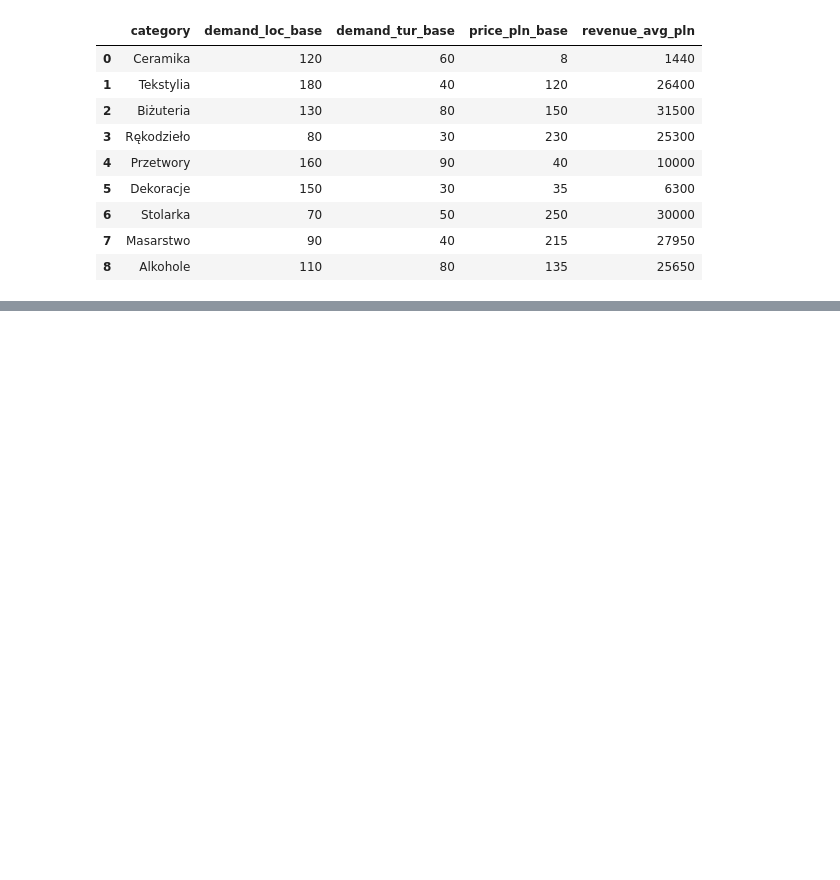
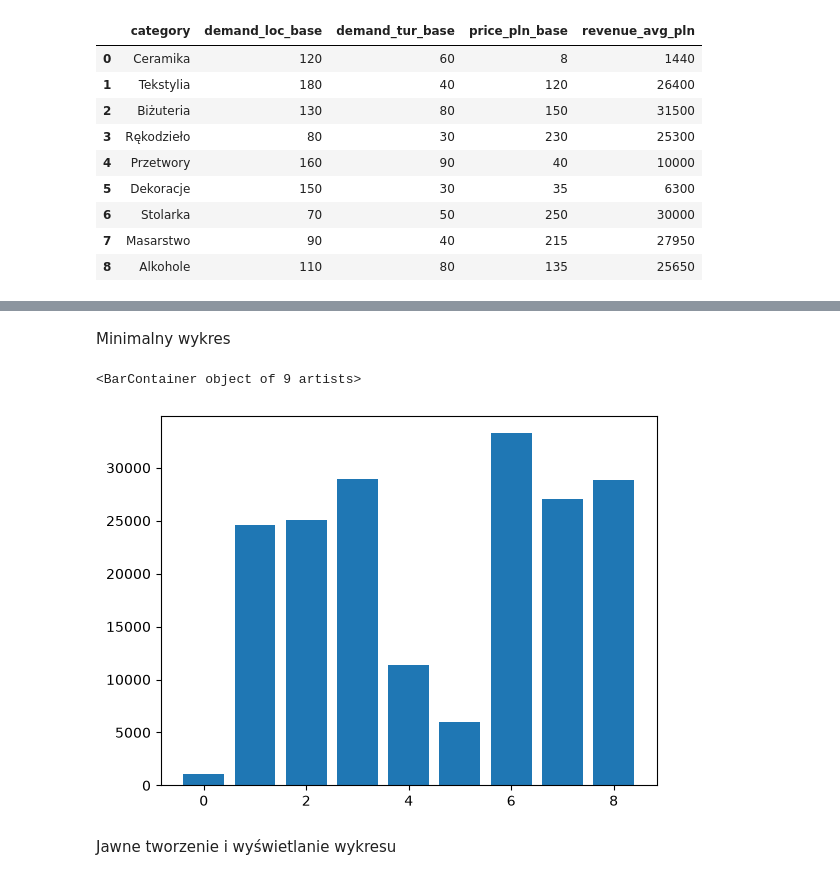
Before and after one commit to m-adamek/DataVisualisation, a Jupyter notebook: 01-bar.ipynb, the cells around one changed output, grey strips where cells are left out. Saved outputs shown, nothing was run; the diff lists cells and outputs as text; code cells hidden in the pictures; blank space fills up the shorter version.

```diff
--- a/01-bar.ipynb
+++ b/01-bar.ipynb
@@ -52,0 +132,10 @@ display(catalog)
+# %% [markdown]
+Minimalny wykres
+# %%
+heights = t1["revenue_pln"]
+plt.bar(range(len(heights)), heights)
+# %% [output]
+<BarContainer object of 9 artists>
+[figure, added]
+# %% [markdown]
+Jawne tworzenie i wyświetlanie wykresu
```
Also changed, not shown: parts of 17 cells of this notebook.
